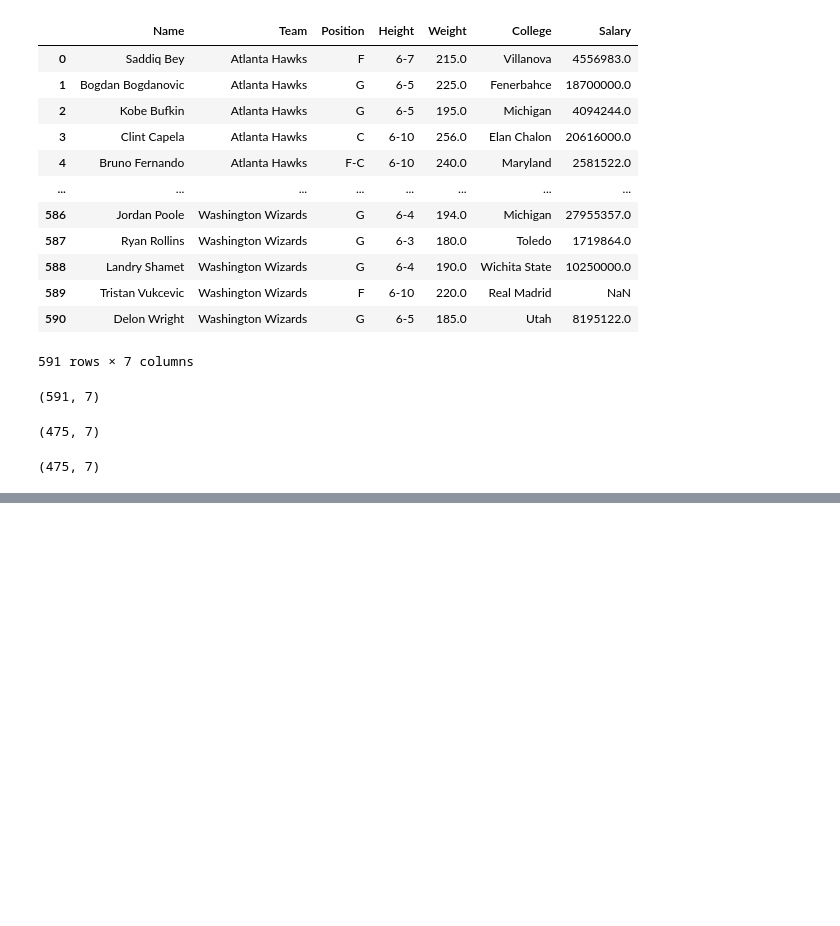
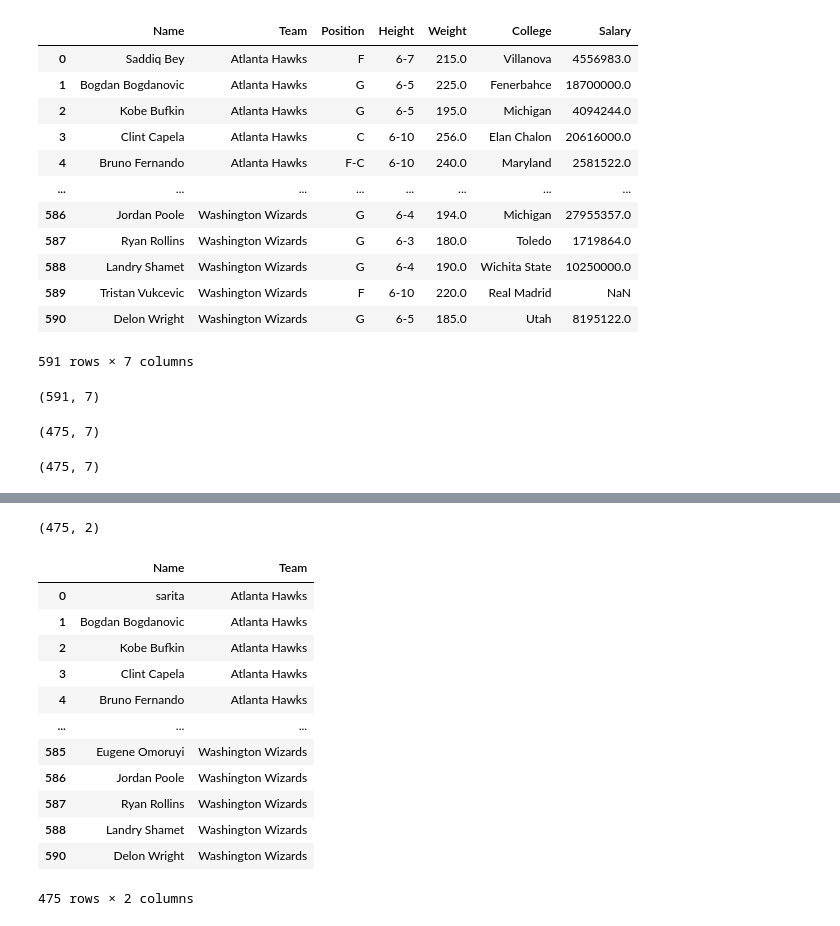
Before and after one commit to sthasarita/Pandas, a Jupyter notebook: Untitled4.ipynb, the cells around one changed output, grey strips where cells are left out. Drawn from its saved outputs; the diff is of its cells as text; code cells hidden in the pictures; blank space fills up the shorter version.

```diff
--- a/Untitled4.ipynb
+++ b/Untitled4.ipynb
@@ -226,0 +265,24 @@ nba.shape
+# %%
+nba_b = nba[["Name", "Team"]]
+# %%
+nba_b.loc[0, "Name"] = "sarita"
+# %%
+nba_b.shape
+# %% [output]
+(475, 2)
+# %%
+nba_b
+# %% [output]
+|  | Name | Team |
+| 0 | sarita | Atlanta Hawks |
+| 1 | Bogdan Bogdanovic | Atlanta Hawks |
+| 2 | Kobe Bufkin | Atlanta Hawks |
+| 3 | Clint Capela | Atlanta Hawks |
+| 4 | Bruno Fernando | Atlanta Hawks |
+| ... | ... | ... |
+| 585 | Eugene Omoruyi | Washington Wizards |
+| 586 | Jordan Poole | Washington Wizards |
+| 587 | Ryan Rollins | Washington Wizards |
+| 588 | Landry Shamet | Washington Wizards |
+| 590 | Delon Wright | Washington Wizards |
+475 rows × 2 columns
```
Also changed, not shown: parts of 5 cells of this notebook, 4 other files.
